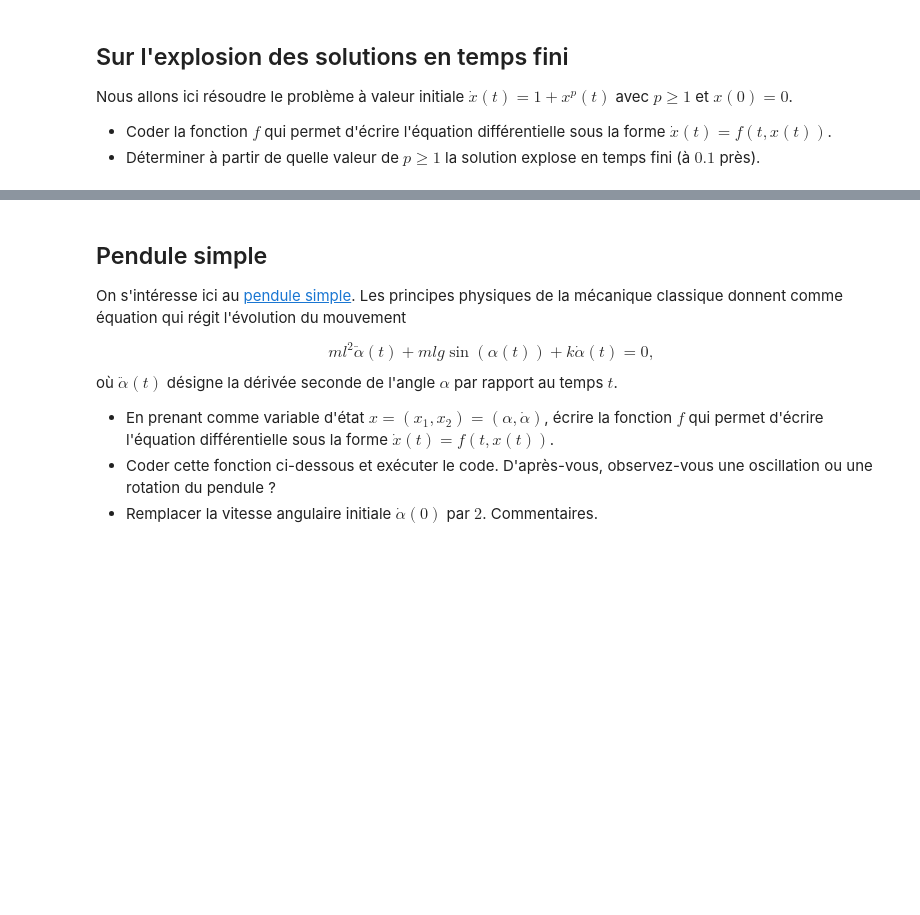
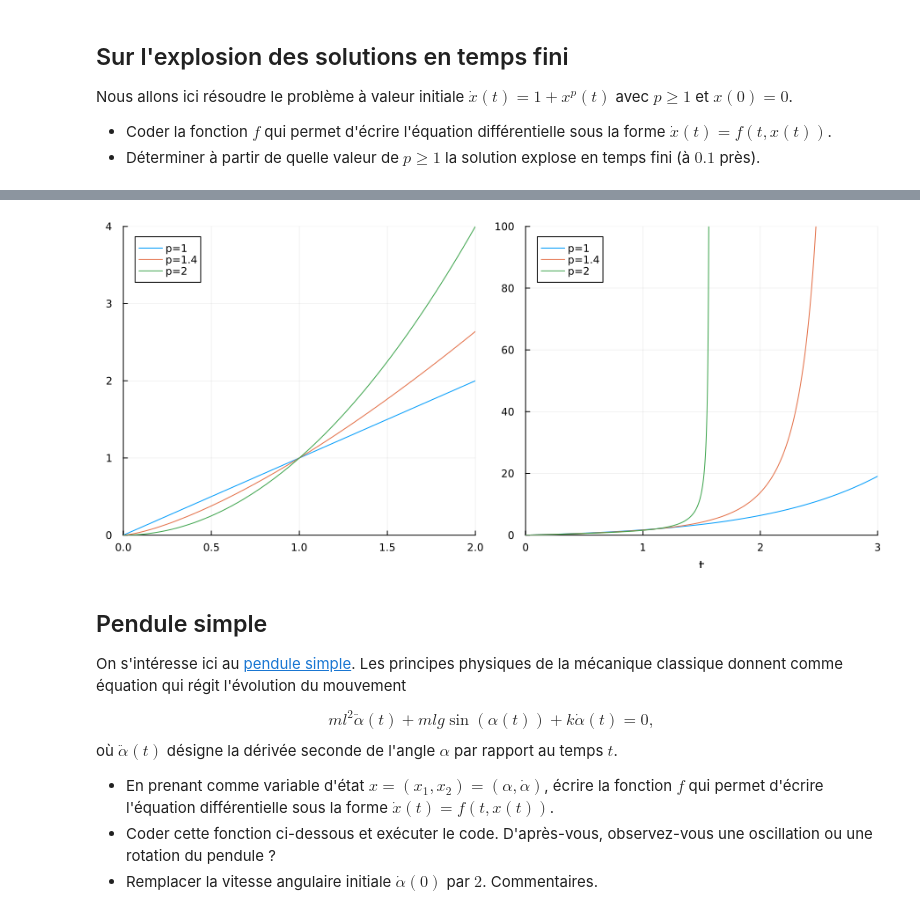
Before and after one commit to f-debrandois/N7_A3, a Jupyter notebook: S7/Calcul_diff/tp/edo-general.ipynb, the cells around one changed output, grey strips where cells are left out. Drawn from its saved outputs; the diff is of its cells as text; code cells hidden in the pictures; blank space fills up the shorter version.

```diff
--- a/S7/Calcul_diff/tp/edo-general.ipynb
+++ b/S7/Calcul_diff/tp/edo-general.ipynb
@@ -158,7 +170,7 @@ pf = plot!(pf, xspan, x -> (f(x, p, t0)-1), label = "p=$p") # affichage du secon
 px = plot!(px, sol, label = "p=$p") # affichage de la solution
 
 #
-p = 1 # A MODIFIER
+p = 1.4 # A MODIFIER
 prob = ODEProblem(f, x0, tspan, p, reltol = 1.e-8, abstol = 1.e-8) # définition du problème en Julia
 sol = solve(prob) # intégration numérique
 pf = plot!(pf, xspan, x -> (f(x, p, t0)-1), label = "p=$p") # affichage du second membre
@@ -175,3 +187,4 @@ px = plot!(px, sol, label = "p=$p") # affichage de la solution
 plot!(pf, xlims=(0, 2), ylims=(0, 4))
 plot!(px, xlims=(t0, tf), ylims=( 0, 100))
 plot(pf, px, size=(900, 400))
+# %% [output]
@@ -178,3 +195,4 @@ plot(pf, px, size=(900, 400))
+[figure, added]
 # %% [markdown]
 ## Pendule simple
 
```
Also changed, not shown: parts of 11 cells of this notebook, 3 other files.
